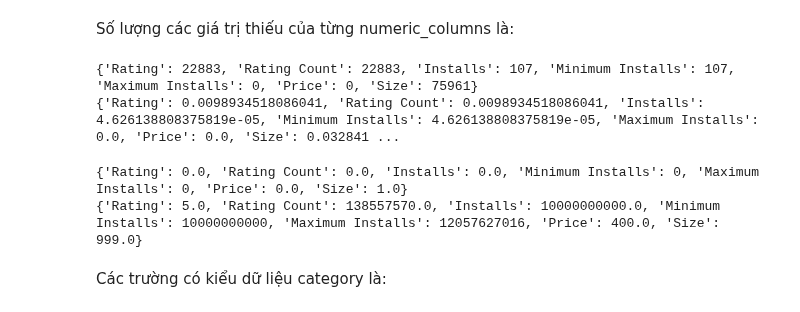
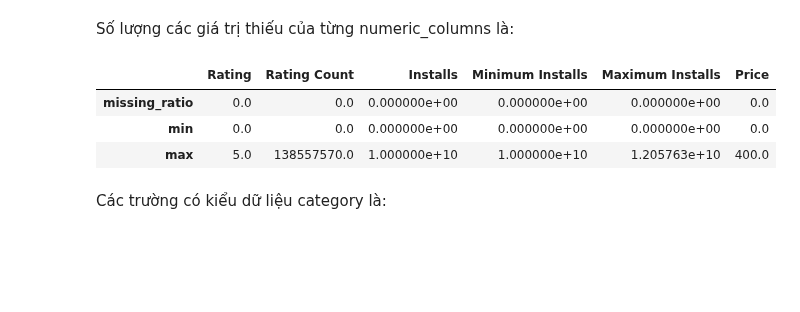
Before and after one commit to ldtpvince/P4DS_FINAL_PJ, a Jupyter notebook: 18120143-18120512.ipynb, the cells around one changed output. Cells and saved outputs as stored; diff of their text form; code cells hidden in the pictures; blank space fills up the shorter version.

```diff
--- a/18120143-18120512.ipynb
+++ b/18120143-18120512.ipynb
@@ -78,0 +170,8 @@ df['Minimum Android'] = df['Minimum Android'].str.replace(r' and up$', '', regex
+# %%
+min_android_ver = df['Minimum Android'].str.extract(r'((?:\d.\d.\d)|(?:\d.\d))', expand=False)
+# %%
+max_android_ver = df['Minimum Android'].str.extract(r'((?<=\- ).*)', expand=False)
+# %%
+df['Min Android Ver'] = min_android_ver
+# %%
+df['Max Android Ver'] = max_android_ver
@@ -100,31 +198,15 @@ numeric_columns
 # %% [markdown]
 Số lượng các giá trị thiếu của từng numeric_columns là:
-# %%
-numeric_missing_values = {}
-ratio_numeric_missing_values = {}
-
-for col in numeric_columns:
-    numeric_missing_values[col] = sum(df[col].isnull())
-    ratio_numeric_missing_values[col] = numeric_missing_values[col] / num_rows
-
-print(numeric_missing_values)
-print(ratio_numeric_missing_values)
-# %% [output]
-{'Rating': 22883, 'Rating Count': 22883, 'Installs': 107, 'Minimum Installs': 107, 'Maximum Installs': 0, 'Price': 0, 'Size': 75961}
-{'Rating': 0.0098934518086041, 'Rating Count': 0.0098934518086041, 'Installs': 4.626138808375819e-05, 'Minimum Installs': 4.626138808375819e-05, 'Maximum Installs': 0.0, 'Price': 0.0, 'Size': 0.032841 ...
-# %%
-min_numeric_values = {}
-max_numeric_values = {}
-
-for col in numeric_columns:
-    min_numeric_values[col] = df[col].min()
-    max_numeric_values[col] = df[col].max()
-
-print(min_numeric_values)
-print(max_numeric_values)
-# %% [output]
-{'Rating': 0.0, 'Rating Count': 0.0, 'Installs': 0.0, 'Minimum Installs': 0, 'Maximum Installs': 0, 'Price': 0.0, 'Size': 1.0}
-{'Rating': 5.0, 'Rating Count': 138557570.0, 'Installs': 10000000000.0, 'Minimum Installs': 10000000000, 'Maximum Installs': 12057627016, 'Price': 400.0, 'Size': 999.0}
+# %%
+numeric_values = df[numeric_columns]
+numeric_values = numeric_df.agg([missing_ratio, pd.Series.min, pd.Series.max])
+
+numeric_values
+# %% [output]
+|  | Rating | Rating Count | Installs | Minimum Installs | Maximum Installs | Price |
+| missing_ratio | 0.0 | 0.0 | 0.000000e+00 | 0.000000e+00 | 0.000000e+00 | 0.0 |
+| min | 0.0 | 0.0 | 0.000000e+00 | 0.000000e+00 | 0.000000e+00 | 0.0 |
+| max | 5.0 | 138557570.0 | 1.000000e+10 | 1.000000e+10 | 1.205763e+10 | 400.0 |
 # %% [markdown]
 Các trường có kiểu dữ liệu category là:
 # %%
```
Also changed, not shown: parts of 38 cells of this notebook.
